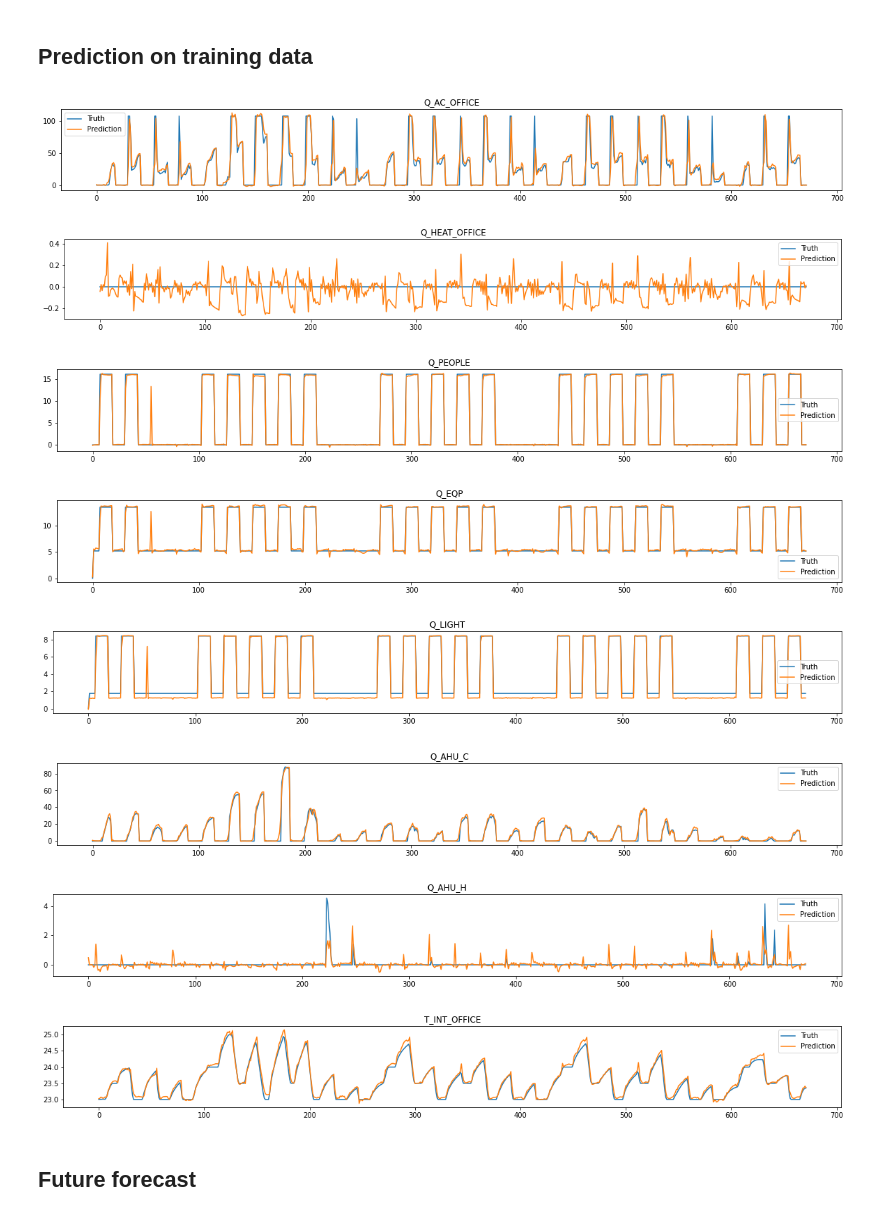
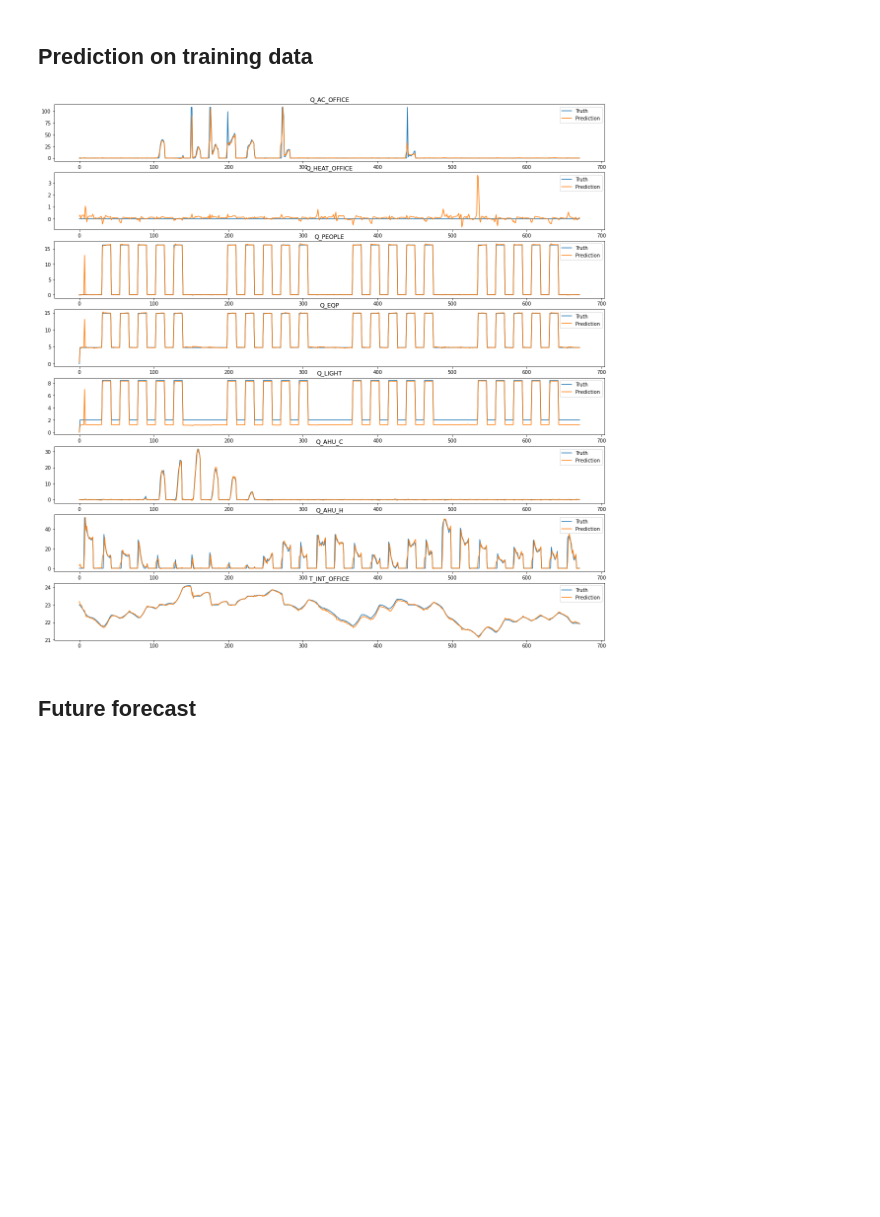
Before and after one commit to krypton-unite/time_series_predictor, a Jupyter notebook: docs/source/notebooks/example_oze_challenge.ipynb, the cells around one changed output. Drawn from its saved outputs; the diff is of its cells as text; code cells hidden in the pictures; blank space fills up the shorter version.

```diff
--- a/docs/source/notebooks/example_oze_challenge.ipynb
+++ b/docs/source/notebooks/example_oze_challenge.ipynb
@@ -116,37 +116,30 @@ if config['plot']['training progress']:
 # %%
 if config['predict on training data enabled']:
     # Select training example
     idx = np.random.randint(0, len(tsp.dataset))
     dataloader = tsp.ttr.regressor['regressor'].get_iterator(tsp.dataset)
     x, y = dataloader.dataset[idx]
 
     # Run predictions
     netout = tsp.sample_predict(x)
 
     d_output = netout.shape[1]
+    if config['plot']['prediction on training data']:
+        fig, axs = plt.subplots(d_output, 1, figsize=(20,20))
     for idx_output_var in range(d_output):
+        ax = axs[idx_output_var]
         # Select real passengers data
         y_true = y[:, idx_output_var]
 
         y_pred = netout[:, idx_output_var]
 
         if config['plot']['prediction on training data']:
-            plt.figure(figsize=(20, 20))
-            axes_two = plt.subplot(d_output, 1, idx_output_var+1)
-
-            plt.plot(y_true, label="Truth")
-            plt.plot(y_pred, label="Prediction")
-            plt.title(tsp.dataset.labels['X'][idx_output_var])
-            plt.legend()
+            ax.plot(y_true, label="Truth")
+            ax.plot(y_pred, label="Prediction")
+            ax.set_title(tsp.dataset.labels['X'][idx_output_var])
+            ax.legend()
 # %% [output]
-[figure, old version]
+[figure, new version]
-[figure, removed]
-[figure, removed]
-[figure, removed]
-[figure, removed]
-[figure, removed]
-[figure, removed]
-[figure, removed]
 # %% [markdown]
 ## Future forecast
 # %%
```
Also changed, not shown: parts of 3 cells of this notebook.
